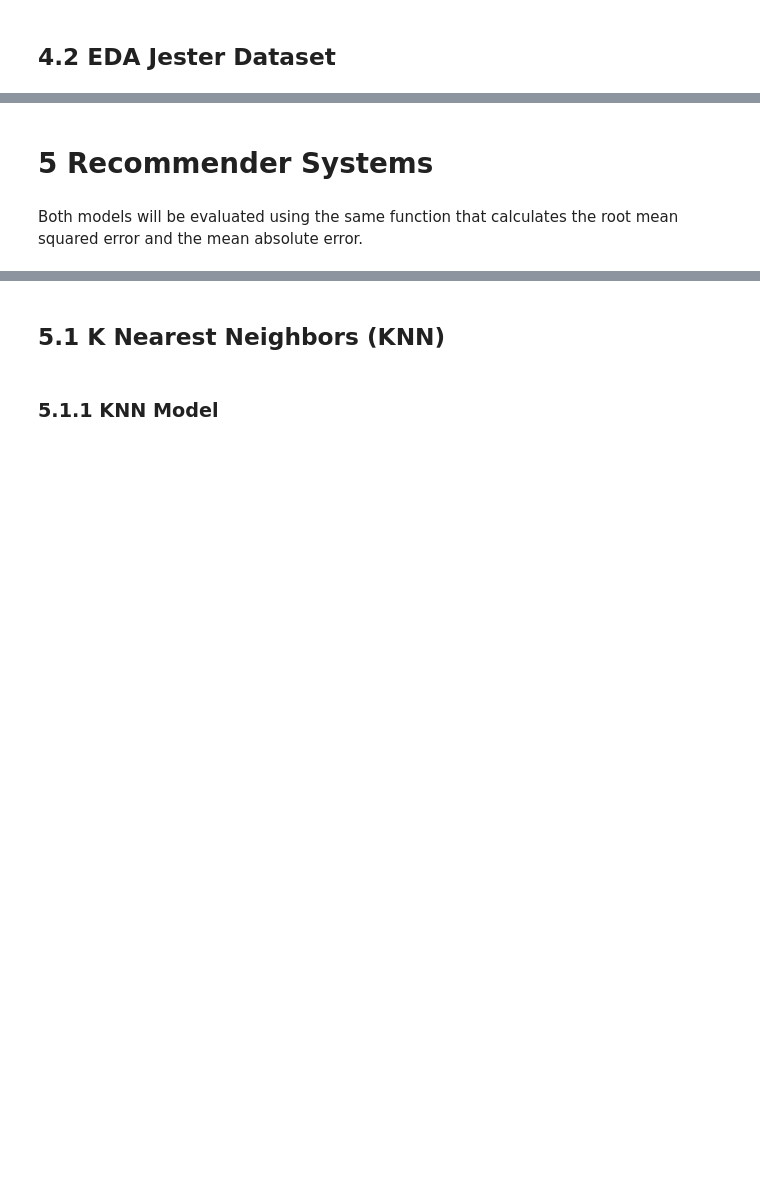
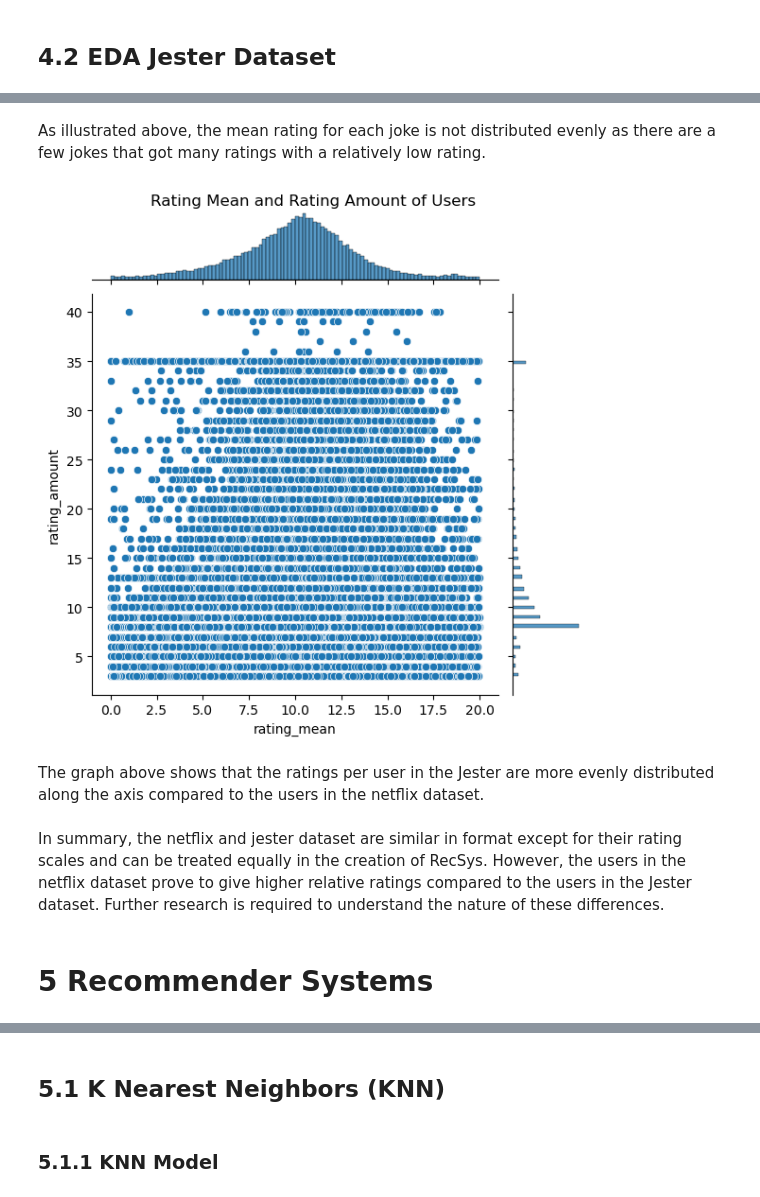
Before and after one commit to ValentijnBraun/RecSys_SDM, a Jupyter notebook: RecSys_Netflix_SVD_ValentijnBraun.ipynb, the cells around one changed output, grey strips where cells are left out. Drawn from its saved outputs; the diff is of its cells as text; code cells hidden in the pictures; blank space fills up the shorter version.

Commit message:
Expanded markdowns for SVD and KNN models

```diff
--- a/RecSys_Netflix_SVD_ValentijnBraun.ipynb
+++ b/RecSys_Netflix_SVD_ValentijnBraun.ipynb
@@ -242,8 +322,14 @@ The graph for users show that there are several outliers of users that have rate
+# %% [markdown]
+As illustrated above, the mean rating for each joke is not distributed evenly as there are a few jokes that got many ratings with a relatively low rating.
 # %%
-# plt = sns.jointplot(x='rating_mean', y='rating_amount', data=filtered_df.groupby('userId').agg(rating_mean = ('rating', 'mean'), rating_amount = ('rating', 'count')).reset_index())
-# plt.fig.suptitle("Rating Mean and Rating Amount of Users")
-# plt.fig.subplots_adjust(top=0.95)
+plt = sns.jointplot(x='rating_mean', y='rating_amount', data=filtered_jester_df.groupby('userId').agg(rating_mean = ('rating', 'mean'), rating_amount = ('rating', 'count')).reset_index())
+plt.fig.suptitle("Rating Mean and Rating Amount of Users")
+plt.fig.subplots_adjust(top=0.95)
+# %% [output]
+[figure, added]
+# %% [markdown]
+The graph above shows that the ratings per user in the Jester are more evenly distributed along the axis compared to the users in the netflix dataset.
+# %% [markdown]
+In summary, the netflix and jester dataset are similar in format except for their rating scales and can be treated equally in the creation of RecSys. However, the users in the netflix dataset prove to give higher relative ratings compared to the users in the Jester dataset. Further research is required to understand the nature of these differences.
 # %% [markdown]
 # 5 Recommender Systems
-# %% [markdown]
-Both models will be evaluated using the same function that calculates the root mean squared error and the mean absolute error.
```
Also changed, not shown: parts of 70 cells of this notebook.
